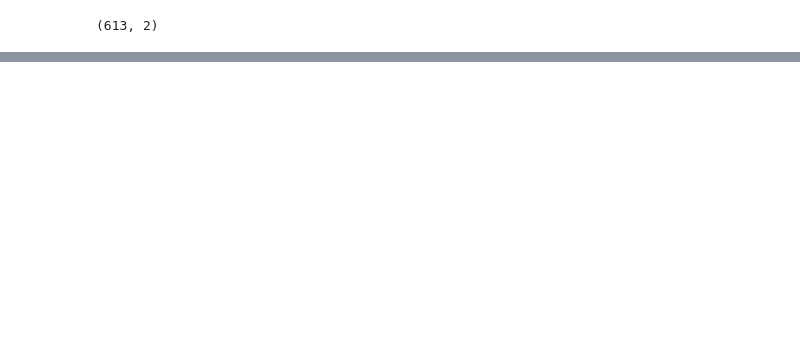
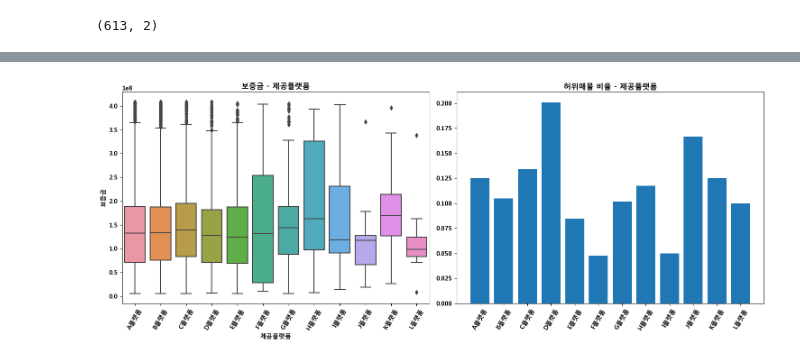
Before and after one commit to Salamamder/project_jericho, a Jupyter notebook: 임시이름.ipynb, the cells around one changed output, grey strips where cells are left out. Saved outputs shown, nothing was run; the diff lists cells and outputs as text; code cells hidden in the pictures; blank space fills up the shorter version.

```diff
--- a/임시이름.ipynb
+++ b/임시이름.ipynb
@@ -402,0 +410,27 @@ answer.shape
+# %%
+# 플랫폼별 가격
+# 1행 2열 형태의 서브플롯 설정
+fig, axes = plt.subplots(1, 2, figsize=(15, 6))
+# 정렬되어 나오도록 order 지정
+order = ['A플랫폼','B플랫폼','C플랫폼','D플랫폼','E플랫폼','F플랫폼','G플랫폼','H플랫폼','I플랫폼','J플랫폼','K플랫폼','L플랫폼']
+
+# 첫 번째 서브플롯: 제공플랫폼별 보증금 박스플롯
+sns.boxplot(x='제공플랫폼', y='보증금', data=df_full.iloc[:train.shape[0],], ax=axes[0], order=order)
+axes[0].set_xticklabels(axes[0].get_xticklabels(), rotation=60)  # x축 회전
+axes[0].set_title('보증금 - 제공플랫폼')  # 제목 설정
+
+# 두 번째 서브플롯: 제공플랫폼별 허위매물 비율 막대 그래프
+fake_ratio = fake_count_df['count'] / all_count_df['count']
+axes[1].bar(all_count_df['제공플랫폼'], fake_ratio)
+axes[1].set_xticklabels(axes[1].get_xticklabels(), rotation=60)  # x축 회전
+axes[1].set_title('허위매물 비율 - 제공플랫폼')  # 제목 설정
+
+# 그래프 간 간격을 자동으로 조정
+plt.tight_layout()
+
+# 그래프 표시
+plt.show()
+
+# 결과적으로 뭔가 보이는게 없어보인다.
+# %% [output]
+[figure, added]
```
Also changed, not shown: parts of 16 cells of this notebook.
